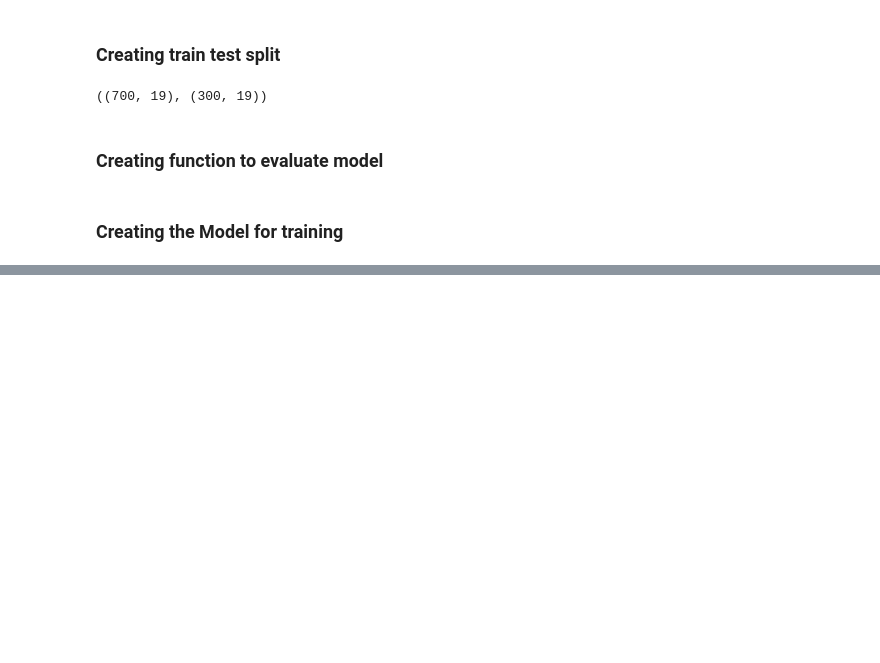
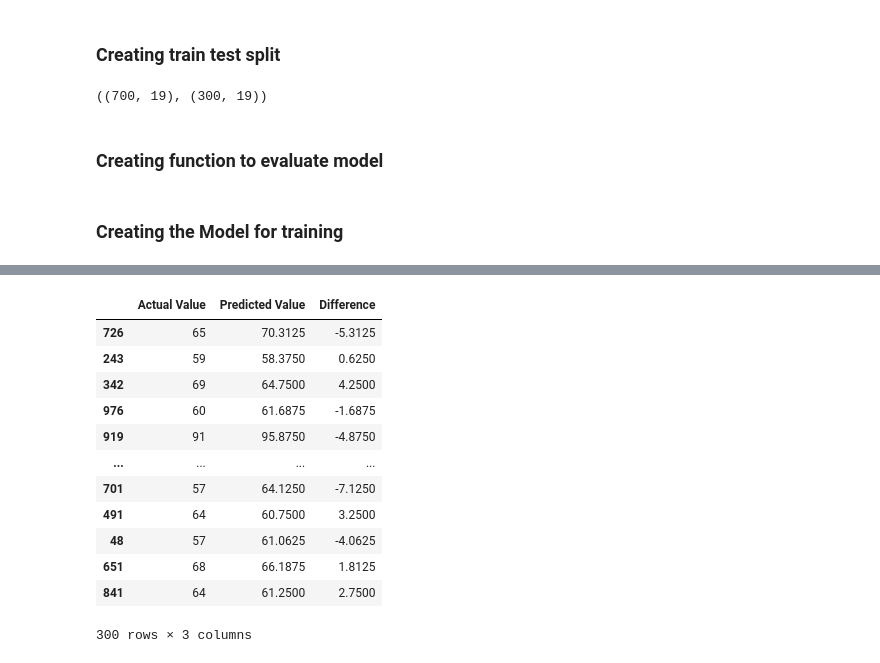
Before and after one commit to MichaelE11/mlproject, a Jupyter notebook: notebook/MODEL TRAINING.ipynb, the cells around one changed output, grey strips where cells are left out. Drawn from its saved outputs; the diff is of its cells as text; code cells hidden in the pictures; blank space fills up the shorter version.

```diff
--- a/notebook/MODEL TRAINING.ipynb
+++ b/notebook/MODEL TRAINING.ipynb
@@ -169,0 +219,17 @@ AttributeError: 'LinearRegression' object has no attribute 'keys'
+# %%
+pred_df=pd.DataFrame({'Actual Value':y_test,'Predicted Value':y_pred,'Difference':y_test-y_pred})
+pred_df
+# %% [output]
+|  | Actual Value | Predicted Value | Difference |
+| 726 | 65 | 70.3125 | -5.3125 |
+| 243 | 59 | 58.3750 | 0.6250 |
+| 342 | 69 | 64.7500 | 4.2500 |
+| 976 | 60 | 61.6875 | -1.6875 |
+| 919 | 91 | 95.8750 | -4.8750 |
+| ... | ... | ... | ... |
+| 701 | 57 | 64.1250 | -7.1250 |
+| 491 | 64 | 60.7500 | 3.2500 |
+| 48 | 57 | 61.0625 | -4.0625 |
+| 651 | 68 | 66.1875 | 1.8125 |
+| 841 | 64 | 61.2500 | 2.7500 |
+300 rows × 3 columns
```
Also changed, not shown: parts of 7 cells of this notebook, 1 other file.
